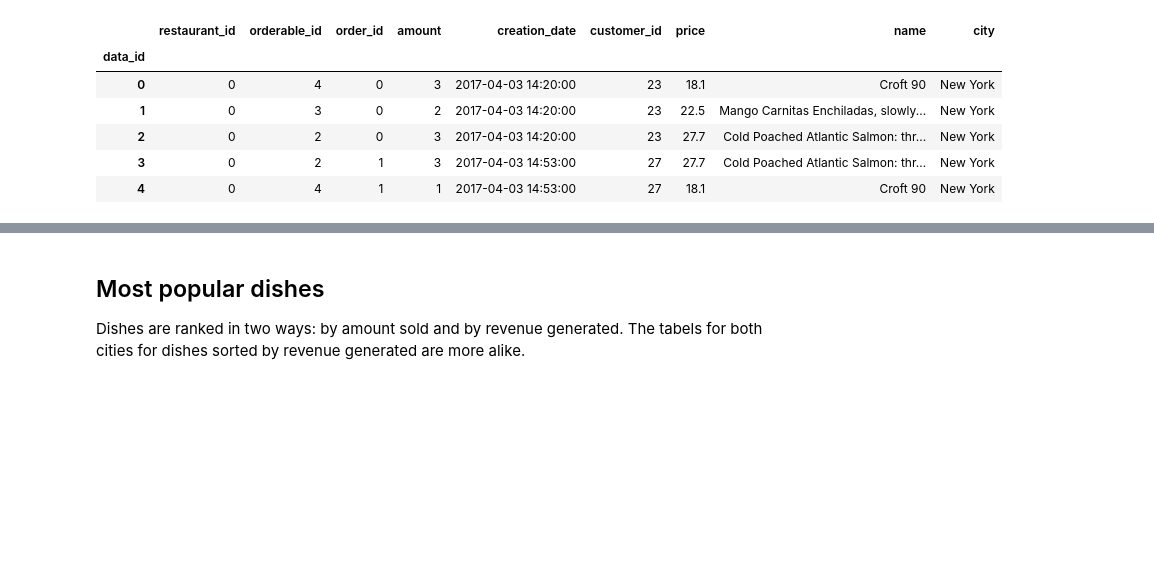
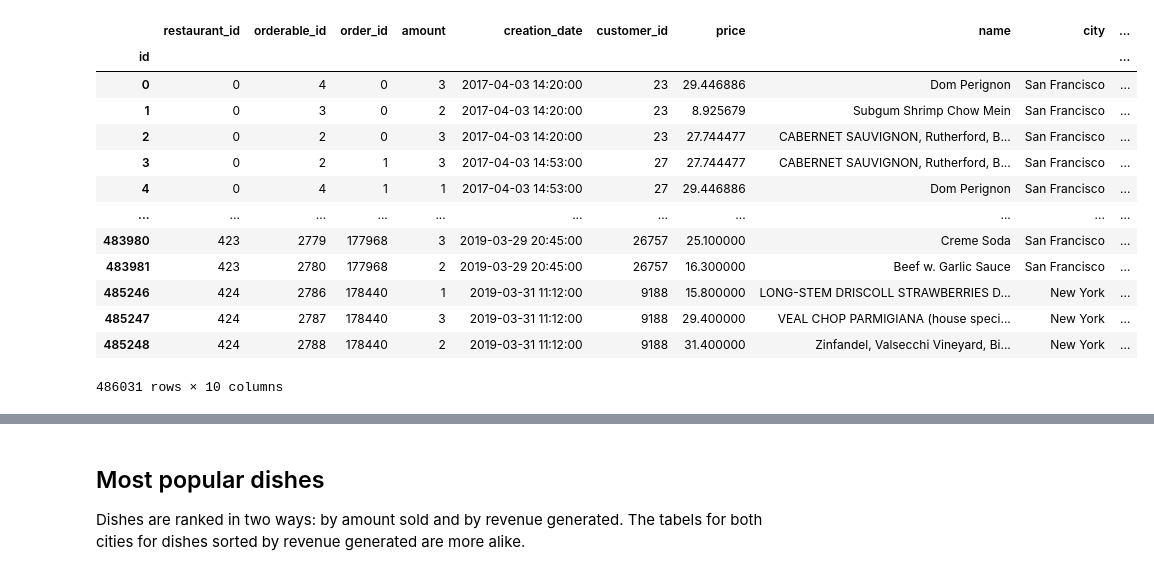
Before and after one commit to qlambotte/accenture_use_case, a Jupyter notebook: Dishes.ipynb, the cells around one changed output, grey strips where cells are left out. Cells and saved outputs as stored; diff of their text form; code cells hidden in the pictures; blank space fills up the shorter version.

```diff
--- a/Dishes.ipynb
+++ b/Dishes.ipynb
@@ -14,37 +14,44 @@ orderable = pd.read_csv('ODL_ORDERABLES.csv')
 restaurant = pd.read_csv('ODL_RESTAURANT.csv')
 # %%
 # only use the columns we need
-order_item = order_item[['order_id', 'amount', 'data_id', 'orderable_id']]
-order = order[['restaurant_id', 'creation_date', 'customer_id', 'data_id']]
+order_item = order_item[['order_id', 'amount', 'id', 'orderable_id']]
+order = order[['restaurant_id', 'creation_date', 'customer_id', 'id']]
 order['creation_date'] = pd.to_datetime(order['creation_date'])
-orderable = orderable[['price', 'restaurant_id', 'data_id', 'name']]
+orderable = orderable[['price', 'restaurant_id', 'id', 'name']]
 
 # We join order_item and order along order_id
-df = order_item.set_index('order_id').join(order.set_index('data_id'))
+df = order_item.set_index('order_id').join(order.set_index('id'))
 df.index.name = 'order_id'
-df = df.reset_index().set_index('data_id').sort_index()
+df = df.reset_index().set_index('id').sort_index()
 
 #We join df and orderable along orderable_id
-df_2 = df.reset_index().set_index('orderable_id').join(orderable.drop(columns=['restaurant_id']).set_index('data_id'))
+df_2 = df.reset_index().set_index('orderable_id').join(orderable.drop(columns=['restaurant_id']).set_index('id'))
 df_2.index.name = 'orderable_id'
-df_2 = df_2.reset_index().set_index('data_id')
+df_2 = df_2.reset_index().set_index('id')
 df_2 = df_2.sort_index()
 # %%
-rest = restaurant[['data_id' , 'city']]
+rest = restaurant[['id' , 'city']]
 
 # We join df_2 with rest aling 'restaurant_id'
-df_total = df_2.reset_index().set_index('restaurant_id').join(rest.set_index('data_id'))
+df_total = df_2.reset_index().set_index('restaurant_id').join(rest.set_index('id'))
 df_total.index.name = 'restaurant_id'
-df_total = df_total.reset_index().set_index('data_id')
+df_total = df_total.reset_index().set_index('id')
 # %%
-df_total.head()
+df_total
 # %% [output]
-|  | restaurant_id | orderable_id | order_id | amount | creation_date | customer_id | price | name | city |
-| data_id |  |  |  |  |  |  |  |  |  |
-| 0 | 0 | 4 | 0 | 3 | 2017-04-03 14:20:00 | 23 | 18.1 | Croft 90 | New York |
-| 1 | 0 | 3 | 0 | 2 | 2017-04-03 14:20:00 | 23 | 22.5 | Mango Carnitas Enchiladas, slowly... | New York |
-| 2 | 0 | 2 | 0 | 3 | 2017-04-03 14:20:00 | 23 | 27.7 | Cold Poached Atlantic Salmon: thr... | New York |
-| 3 | 0 | 2 | 1 | 3 | 2017-04-03 14:53:00 | 27 | 27.7 | Cold Poached Atlantic Salmon: thr... | New York |
-| 4 | 0 | 4 | 1 | 1 | 2017-04-03 14:53:00 | 27 | 18.1 | Croft 90 | New York |
+|  | restaurant_id | orderable_id | order_id | amount | creation_date | customer_id | price | name | city | ... |
+| id |  |  |  |  |  |  |  |  |  | ... |
+| 0 | 0 | 4 | 0 | 3 | 2017-04-03 14:20:00 | 23 | 29.446886 | Dom Perignon | San Francisco | ... |
+| 1 | 0 | 3 | 0 | 2 | 2017-04-03 14:20:00 | 23 | 8.925679 | Subgum Shrimp Chow Mein | San Francisco | ... |
+| 2 | 0 | 2 | 0 | 3 | 2017-04-03 14:20:00 | 23 | 27.744477 | CABERNET SAUVIGNON, Rutherford, B... | San Francisco | ... |
+| 3 | 0 | 2 | 1 | 3 | 2017-04-03 14:53:00 | 27 | 27.744477 | CABERNET SAUVIGNON, Rutherford, B... | San Francisco | ... |
+| 4 | 0 | 4 | 1 | 1 | 2017-04-03 14:53:00 | 27 | 29.446886 | Dom Perignon | San Francisco | ... |
+| ... | ... | ... | ... | ... | ... | ... | ... | ... | ... | ... |
+| 483980 | 423 | 2779 | 177968 | 3 | 2019-03-29 20:45:00 | 26757 | 25.100000 | Creme Soda | San Francisco | ... |
+| 483981 | 423 | 2780 | 177968 | 2 | 2019-03-29 20:45:00 | 26757 | 16.300000 | Beef w. Garlic Sauce | San Francisco | ... |
+| 485246 | 424 | 2786 | 178440 | 1 | 2019-03-31 11:12:00 | 9188 | 15.800000 | LONG-STEM DRISCOLL STRAWBERRIES D... | New York | ... |
+| 485247 | 424 | 2787 | 178440 | 3 | 2019-03-31 11:12:00 | 9188 | 29.400000 | VEAL CHOP PARMIGIANA (house speci... | New York | ... |
+| 485248 | 424 | 2788 | 178440 | 2 | 2019-03-31 11:12:00 | 9188 | 31.400000 | Zinfandel, Valsecchi Vineyard, Bi... | New York | ... |
+486031 rows × 10 columns
 # %%
 df_total['paid']= df_total['price']*df_total['amount']
```
Also changed, not shown: parts of 3 cells of this notebook, 7 other files.
